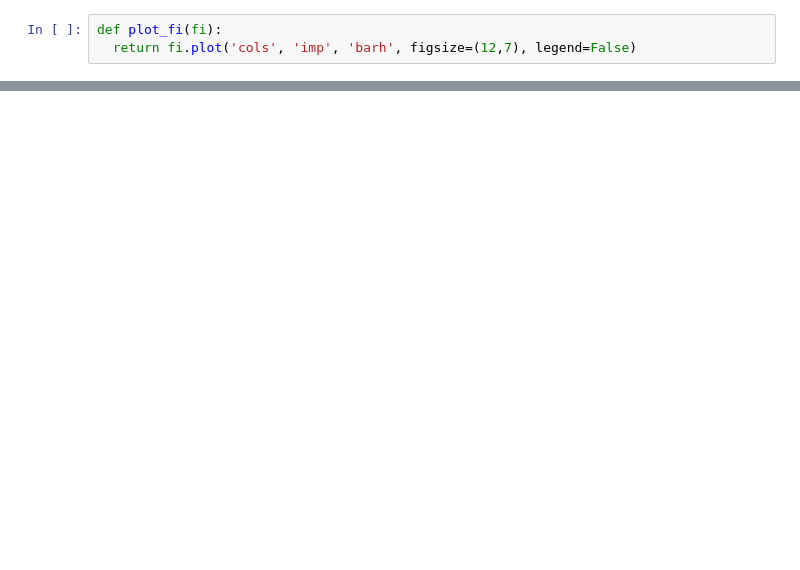
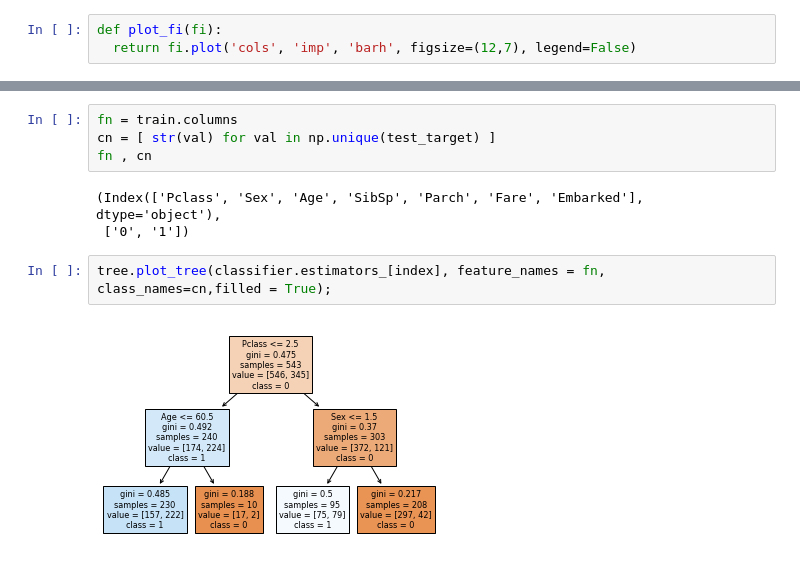
Before and after one commit to subhamyadav580/Titanic-Passenger-Survival-Prediction, a Jupyter notebook: titanic.ipynb, the cells around one changed output, grey strips where cells are left out. Cells and saved outputs as stored; diff of their text form; blank space fills up the shorter version.

```diff
--- a/titanic.ipynb
+++ b/titanic.ipynb
@@ -623,0 +607,11 @@ plot_fi(fi[:30]);
+# %%
+fn = train.columns
+cn = [ str(val) for val in np.unique(test_target) ]
+fn , cn
+# %% [output]
+(Index(['Pclass', 'Sex', 'Age', 'SibSp', 'Parch', 'Fare', 'Embarked'], dtype='object'),
+ ['0', '1'])
+# %%
+tree.plot_tree(classifier.estimators_[index], feature_names = fn, class_names=cn,filled = True);
+# %% [output]
+[figure, added]
```
Also changed, not shown: parts of 54 cells of this notebook.
